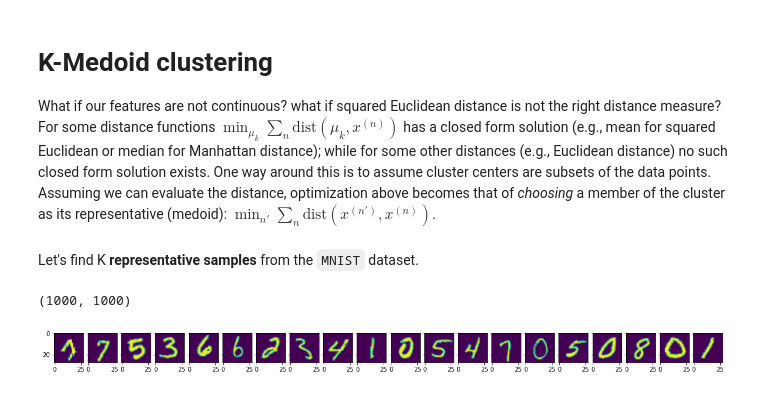
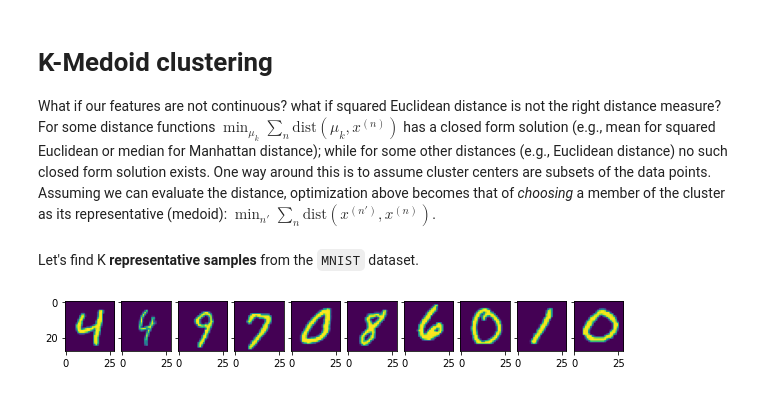
Before and after one commit to mravanba/comp551-notebooks, a Jupyter notebook: KMeansClustering.ipynb, the cells around one changed output. Saved outputs shown, nothing was run; the diff lists cells and outputs as text; code cells hidden in the pictures.

```diff
--- a/KMeansClustering.ipynb
+++ b/KMeansClustering.ipynb
@@ -25,20 +25,20 @@ warnings.filterwarnings('ignore')
 # %%
 class KMeans:
     def __init__(self, k=5, max_iters=100, verbose=True):
-        self.k = k
+        self.k = k                                            #number of cluster centers
         self.max_iters = max_iters
-        self.verbose = verbose
+        self.verbose = verbose                                #we generally use this to print something inside a class or function
 
     def fit(self, x):
         n,d = x.shape
-        init_centers = np.random.choice(n, self.k, replace=False)
-        mu = x[init_centers]
+        init_centers = np.random.choice(n, self.k, replace=False)      #randomly choose a list of k distinct indices from 0 to n-1
+        mu = x[init_centers]                                           #initialize the cluster centers [k,d]
         for t in range(self.max_iters):
-            distances = np.sum((mu[None,:,:] - x[:,None,:])**2, -1) # n x k
-            membership = np.argmin(distances, 1)
+            distances = np.sum((mu[None,:,:] - x[:,None,:])**2, -1)     #compute the distance of every point from the cluster centers [n,k]
+            membership = np.argmin(distances, axis=1)                        #find the cluster center each x is closest to  [n]
             mu_new = mu.copy()
             for i in range(self.k):
-                mu_new[i,:] = np.mean(x[membership==i], 0)
+                mu_new[i,:] = np.mean(x[membership==i], axis=0)              #compute the new cluster centers using the updated membership
             if np.allclose(mu_new, mu):
                 if self.verbose:
                     print(f'converged after {t} iterations, cost {np.sum(np.min(distances,1))}')
@@ -102,6 +107,7 @@ What if our features are not continuous? what if squared Euclidean distance is n
 For some distance functions $\min_{\mu_k} \sum_n \mathrm{dist}(\mu_k, x^{(n)})$ has a closed form solution (e.g., mean for squared Euclidean or median for Manhattan distance); while for some other distances (e.g., Euclidean distance) no such closed form solution exists. One way around this is to assume cluster centers are subsets of the data points. Assuming we can evaluate the distance, optimization above becomes that of *choosing* a member of the cluster as its representative (medoid):
 $\min_{n'} \sum_n \mathrm{dist}(x^{(n')}, x^{(n)})$.
 # %%
+#define distance metric
 euclidean = lambda x1,x2: np.sqrt(np.sum((x1-x2)**2,-1))
 manhattan = lambda x1,x2: np.sum(np.abs(x1-x2), -1)
 hamming = lambda x1,x2: np.sum((x1!=x2),-1)
@@ -110,25 +116,27 @@ class KMedoids:
 
     def __init__(self, K=5, max_iters=100, dist_fn=euclidean, repeats=10):
         self.K = K
-        self.max_iters = max_iters
+        self.max_iters = max_iters                        #for computing each medoid
         self.dist_fn = dist_fn
-        self.repeats = repeats
+        self.repeats = repeats                            #for several runs to compute medoids
 
     def fit(self, x):
+        #note that medoids stores a list of K indices
         n,d = x.shape
-        distances = self.dist_fn(x[None,:,:], x[:,None,:]) # n x n
+        distances = self.dist_fn(x[None,:,:], x[:,None,:])       #distance function for pairwise distance [n, n]
         best_cost = np.inf
         for r in range(self.repeats):
-            medoids = np.random.choice(n, self.K, replace=False)
+        #we repeat the process of finding medoids for self.repeats time
+            medoids = np.random.choice(n, self.K, replace=False)      #randomly choose a list of k distinct indices from 0 to n-1
             for t in range(self.max_iters):
-                membership = np.argmin(distances[medoids,:], 0)
+                membership = np.argmin(distances[medoids,:], axis=0)       #assign membership based on distance from the medoids
                 new_medoids = medoids.copy()
                 cost = 0
                 for i in range(self.K):
-                    cluster_inds = np.nonzero(membership == i)[0]
-                    cluster_dist = np.sum(distances[np.ix_(cluster_inds, cluster_inds)], 1)
-                    cost += np.min(cluster_dist)
-                    new_medoids[i] = cluster_inds[np.argmin(cluster_dist)]
+                    cluster_inds = np.nonzero(membership == i)[0]                                    #returns the indices of points with membership i
+                    cluster_dist = np.sum(distances[np.ix_(cluster_inds, cluster_inds)], axis=1)     #pairwise distance between points with membership i and summed over axis 1
+                    cost += np.min(cluster_dist)                                                     #compute the cost  for the
+                    new_medoids[i] = cluster_inds[np.argmin(cluster_dist)]                           #find the index of i-th medoids
                 if np.allclose(new_medoids, medoids):
                     #print(f'converged after {t} iterations with the cost {cost}')
                     break
@@ -144,17 +152,16 @@ from sklearn.datasets import fetch_openml
 x_org, y = fetch_openml('mnist_784', version=1, return_X_y=True)
 # %%
 x = x_org[:1000,...]
-kmedoid = KMedoids(20, repeats=1000)
-centers, _ = kmedoid.fit(x.reshape(-1, 784))
+kmedoid = KMedoids(10, repeats=1000)
+centers, _ = kmedoid.fit(x.reshape(-1, 784))                      #find medoids
 from mpl_toolkits.axes_grid1 import ImageGrid
 def plot_digits(data):
     num_plots = data.shape[0]
     fig = plt.figure(figsize=(num_plots, 10.*num_plots))
     grid = ImageGrid(fig, 111, nrows_ncols=(1, num_plots), axes_pad=0.1)
     for i in range(num_plots):
         grid[i].imshow(data[i].reshape((28,28)))
     plt.show()
 plot_digits(x[centers])
 # %% [output]
-(1000, 1000)
-[figure, old version]
+[figure, new version]
```
Also changed, not shown: parts of 2 cells of this notebook.
